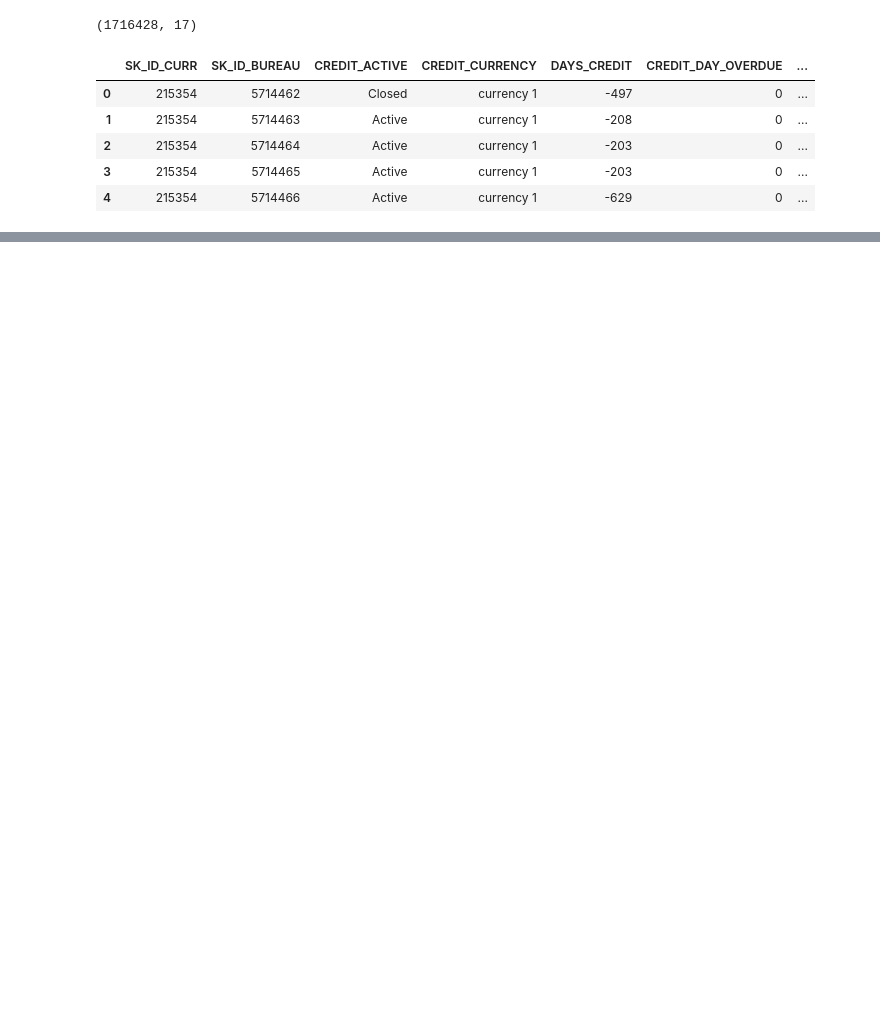
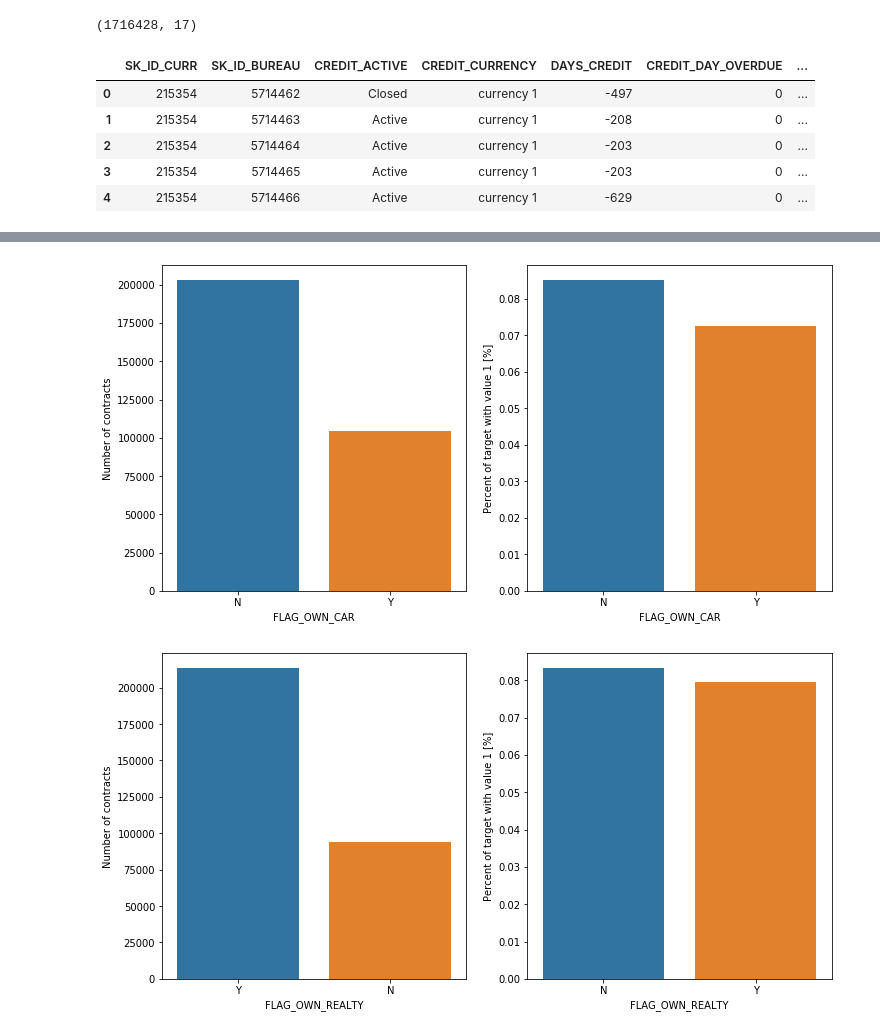
Before and after one commit to Stanislov/Kaggle_Home_Credit_Default_Risk, a Jupyter notebook: 01-EDA_exploratory_data_analysis.ipynb, the cells around one changed output, grey strips where cells are left out. Saved outputs shown, nothing was run; the diff lists cells and outputs as text; code cells hidden in the pictures; blank space fills up the shorter version.

```diff
--- a/01-EDA_exploratory_data_analysis.ipynb
+++ b/01-EDA_exploratory_data_analysis.ipynb
@@ -99,0 +562,6 @@ import xgboost as xgb
+# %%
+plot_stats('FLAG_OWN_CAR')
+plot_stats('FLAG_OWN_REALTY')
+# %% [output]
+[figure, added]
+[figure, added]
```
Also changed, not shown: parts of 109 cells of this notebook, 2 other files.
